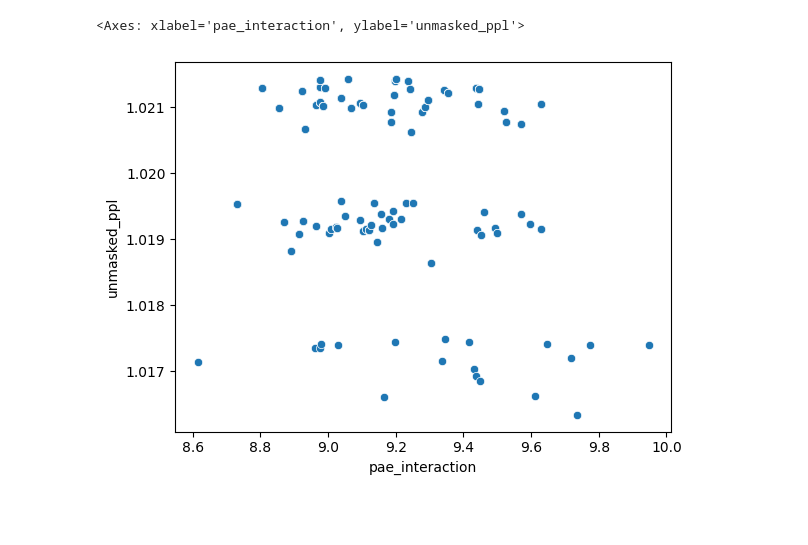
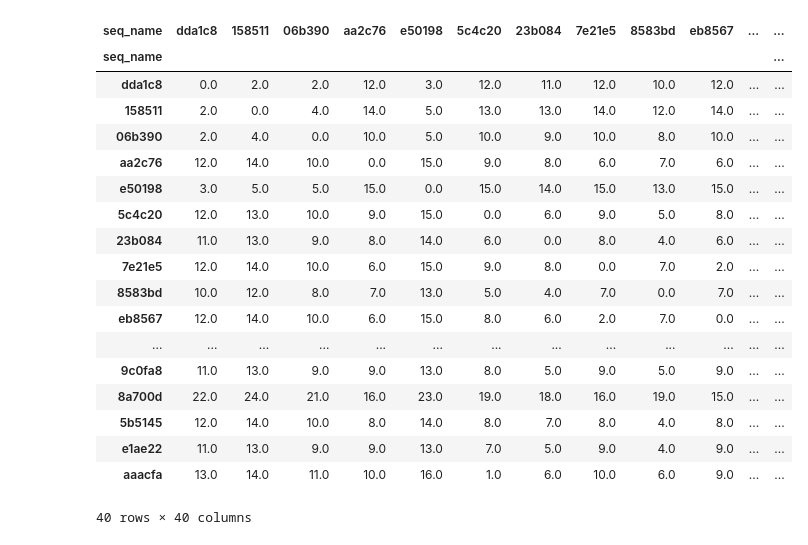
Before and after one commit to ANaka/binder_design, a Jupyter notebook: binder_design/check_sampler.ipynb, the cells around one changed output. Saved outputs shown, nothing was run; the diff lists cells and outputs as text; code cells hidden in the pictures; blank space fills up the shorter version.

```diff
--- a/binder_design/check_sampler.ipynb
+++ b/binder_design/check_sampler.ipynb
@@ -34 +48,47 @@ fold_df = pd.concat([pd.read_csv(csv) for csv in fold_csvs]).sort_values('pae_in
+# %%
+from scipy.spatial.distance import pdist, squareform
+import numpy as np
+
+def hamming_distance(seq1, seq2):
+    return sum(c1 != c2 for c1, c2 in zip(seq1, seq2))
+# %%
+
+# Get the list of sequences
+sequences = fold_df['binder_sequence'].tolist()
+
+# Compute pairwise distances
+n = len(sequences)
+hamming_matrix = np.zeros((n, n))
+
+for i in range(n):
+    for j in range(i+1, n):
+        dist = hamming_distance(sequences[i], sequences[j])
+        hamming_matrix[i, j] = dist
+        hamming_matrix[j, i] = dist
+
+# Convert to DataFrame for better visualization
+hamming_df = pd.DataFrame(hamming_matrix, index=fold_df['seq_name'], columns=fold_df['seq_name'])
+# %%
+
+hamming_df.iloc[:40, :40]
+# %% [output]
+| seq_name | dda1c8 | 158511 | 06b390 | aa2c76 | e50198 | 5c4c20 | 23b084 | 7e21e5 | 8583bd | eb8567 | ... | ... |
+| seq_name |  |  |  |  |  |  |  |  |  |  |  | ... |
+| dda1c8 | 0.0 | 2.0 | 2.0 | 12.0 | 3.0 | 12.0 | 11.0 | 12.0 | 10.0 | 12.0 | ... | ... |
+| 158511 | 2.0 | 0.0 | 4.0 | 14.0 | 5.0 | 13.0 | 13.0 | 14.0 | 12.0 | 14.0 | ... | ... |
+| 06b390 | 2.0 | 4.0 | 0.0 | 10.0 | 5.0 | 10.0 | 9.0 | 10.0 | 8.0 | 10.0 | ... | ... |
+| aa2c76 | 12.0 | 14.0 | 10.0 | 0.0 | 15.0 | 9.0 | 8.0 | 6.0 | 7.0 | 6.0 | ... | ... |
+| e50198 | 3.0 | 5.0 | 5.0 | 15.0 | 0.0 | 15.0 | 14.0 | 15.0 | 13.0 | 15.0 | ... | ... |
+| 5c4c20 | 12.0 | 13.0 | 10.0 | 9.0 | 15.0 | 0.0 | 6.0 | 9.0 | 5.0 | 8.0 | ... | ... |
+| 23b084 | 11.0 | 13.0 | 9.0 | 8.0 | 14.0 | 6.0 | 0.0 | 8.0 | 4.0 | 6.0 | ... | ... |
+| 7e21e5 | 12.0 | 14.0 | 10.0 | 6.0 | 15.0 | 9.0 | 8.0 | 0.0 | 7.0 | 2.0 | ... | ... |
+| 8583bd | 10.0 | 12.0 | 8.0 | 7.0 | 13.0 | 5.0 | 4.0 | 7.0 | 0.0 | 7.0 | ... | ... |
+| eb8567 | 12.0 | 14.0 | 10.0 | 6.0 | 15.0 | 8.0 | 6.0 | 2.0 | 7.0 | 0.0 | ... | ... |
+| ... | ... | ... | ... | ... | ... | ... | ... | ... | ... | ... | ... | ... |
+| 9c0fa8 | 11.0 | 13.0 | 9.0 | 9.0 | 13.0 | 8.0 | 5.0 | 9.0 | 5.0 | 9.0 | ... | ... |
+| 8a700d | 22.0 | 24.0 | 21.0 | 16.0 | 23.0 | 19.0 | 18.0 | 16.0 | 19.0 | 15.0 | ... | ... |
+| 5b5145 | 12.0 | 14.0 | 10.0 | 8.0 | 14.0 | 8.0 | 7.0 | 8.0 | 4.0 | 8.0 | ... | ... |
+| e1ae22 | 11.0 | 13.0 | 9.0 | 9.0 | 13.0 | 7.0 | 5.0 | 9.0 | 4.0 | 9.0 | ... | ... |
+| aaacfa | 13.0 | 14.0 | 11.0 | 10.0 | 16.0 | 1.0 | 6.0 | 10.0 | 6.0 | 9.0 | ... | ... |
+40 rows × 40 columns
 # %%
@@ -36,5 +95,0 @@ merged = fold_df.merge(pepmlm_df, on='seq_id', how='left')
-# %%
-sns.scatterplot(x='pae_interaction', y='unmasked_ppl', data=merged.query('pae_interaction < 10'))
-# %% [output]
-<Axes: xlabel='pae_interaction', ylabel='unmasked_ppl'>
-[figure, removed]
```
Also changed, not shown: parts of 18 cells of this notebook.
